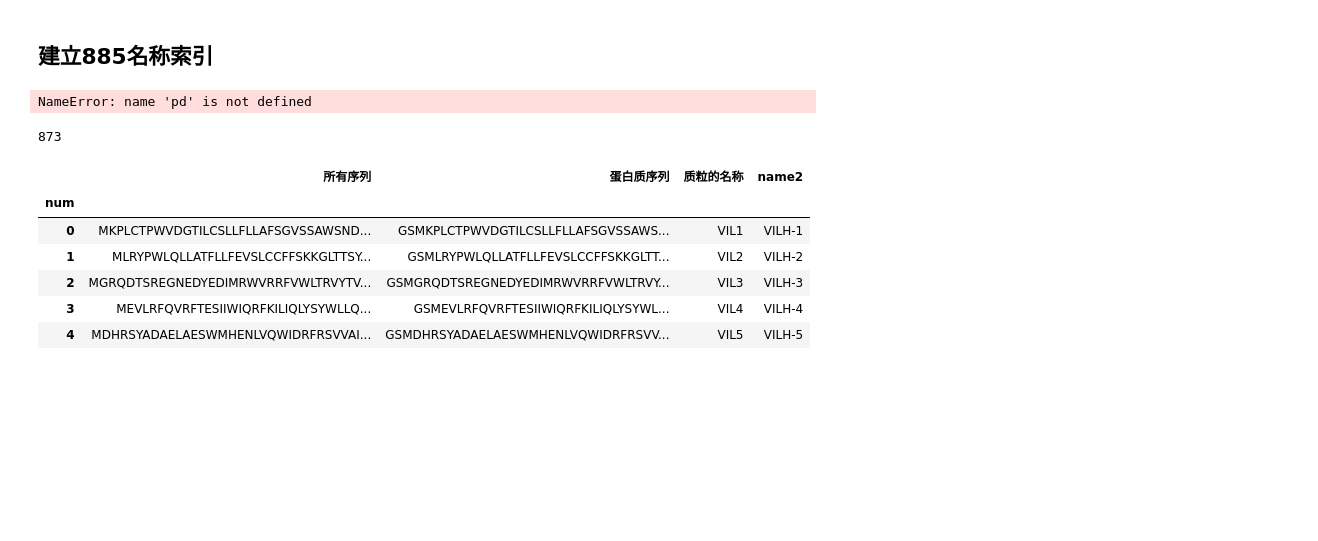
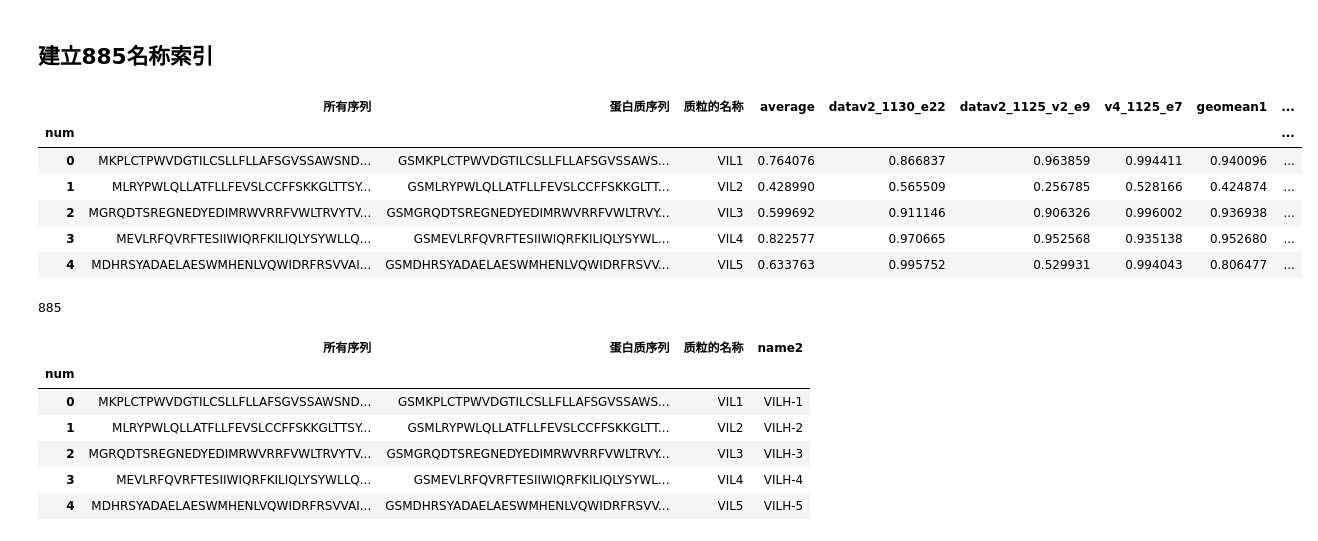
Before and after one commit to tyfei0216/ionChannel, a Jupyter notebook: buildActiveLearningDataset.ipynb, the cells around one changed output. Drawn from its saved outputs; the diff is of its cells as text; code cells hidden in the pictures; blank space fills up the shorter version.

```diff
--- a/buildActiveLearningDataset.ipynb
+++ b/buildActiveLearningDataset.ipynb
@@ -316,14 +387,20 @@ tensor(4.3083)
 ## 建立885名称索引
 # %%
 df = pd.read_excel("./temp/1204平均排序.xlsx", sheet_name="Sheet1", index_col=0)
-df = df[~pd.isnull(df["质粒的名称"])]
+# df = df[~pd.isnull(df["质粒的名称"])]
 df.head()
 # %% [output]
-NameError: name 'pd' is not defined
+|  | 所有序列 | 蛋白质序列 | 质粒的名称 | average | datav2_1130_e22 | datav2_1125_v2_e9 | v4_1125_e7 | geomean1 | ... |
+| num |  |  |  |  |  |  |  |  | ... |
+| 0 | MKPLCTPWVDGTILCSLLFLLAFSGVSSAWSND... | GSMKPLCTPWVDGTILCSLLFLLAFSGVSSAWS... | VIL1 | 0.764076 | 0.866837 | 0.963859 | 0.994411 | 0.940096 | ... |
+| 1 | MLRYPWLQLLATFLLFEVSLCCFFSKKGLTTSY... | GSMLRYPWLQLLATFLLFEVSLCCFFSKKGLTT... | VIL2 | 0.428990 | 0.565509 | 0.256785 | 0.528166 | 0.424874 | ... |
+| 2 | MGRQDTSREGNEDYEDIMRWVRRFVWLTRVYTV... | GSMGRQDTSREGNEDYEDIMRWVRRFVWLTRVY... | VIL3 | 0.599692 | 0.911146 | 0.906326 | 0.996002 | 0.936938 | ... |
+| 3 | MEVLRFQVRFTESIIWIQRFKILIQLYSYWLLQ... | GSMEVLRFQVRFTESIIWIQRFKILIQLYSYWL... | VIL4 | 0.822577 | 0.970665 | 0.952568 | 0.935138 | 0.952680 | ... |
+| 4 | MDHRSYADAELAESWMHENLVQWIDRFRSVVAI... | GSMDHRSYADAELAESWMHENLVQWIDRFRSVV... | VIL5 | 0.633763 | 0.995752 | 0.529931 | 0.994043 | 0.806477 | ... |
 # %%
 len(df)
 # %% [output]
-873
+885
 # %%
 df = df[["所有序列", "蛋白质序列", "质粒的名称"]]
 df["name2"] = df["质粒的名称"].apply(lambda x: x[:3]+"H-"+x[3:])
```
Also changed, not shown: parts of 20 cells of this notebook, 4 other files.
